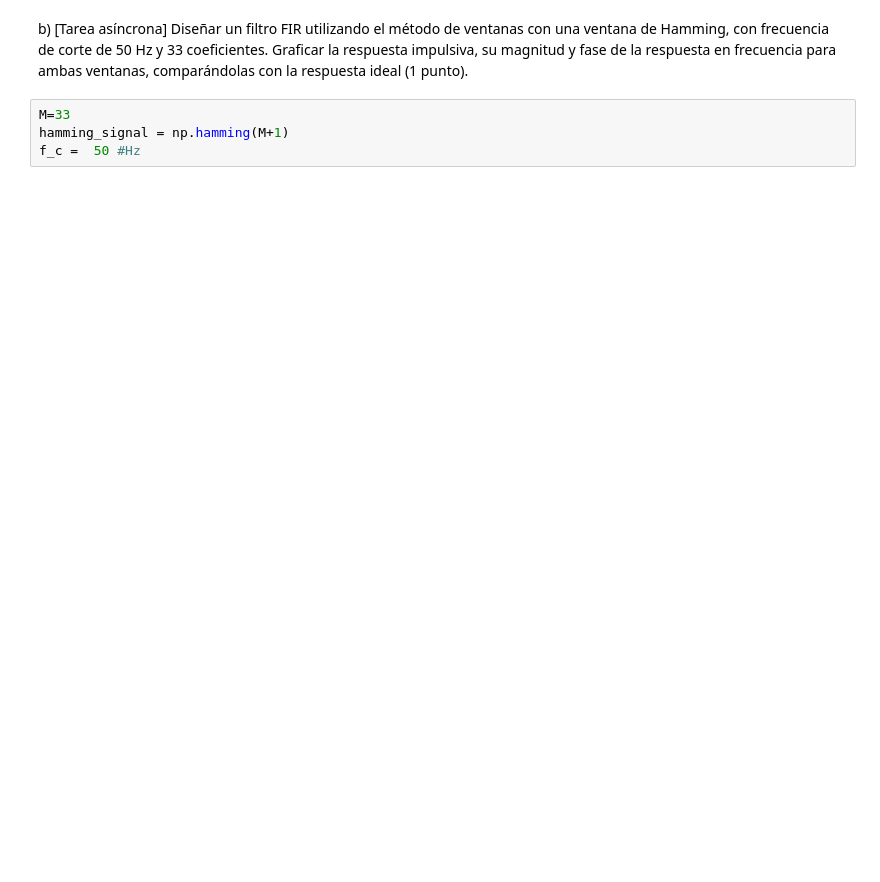
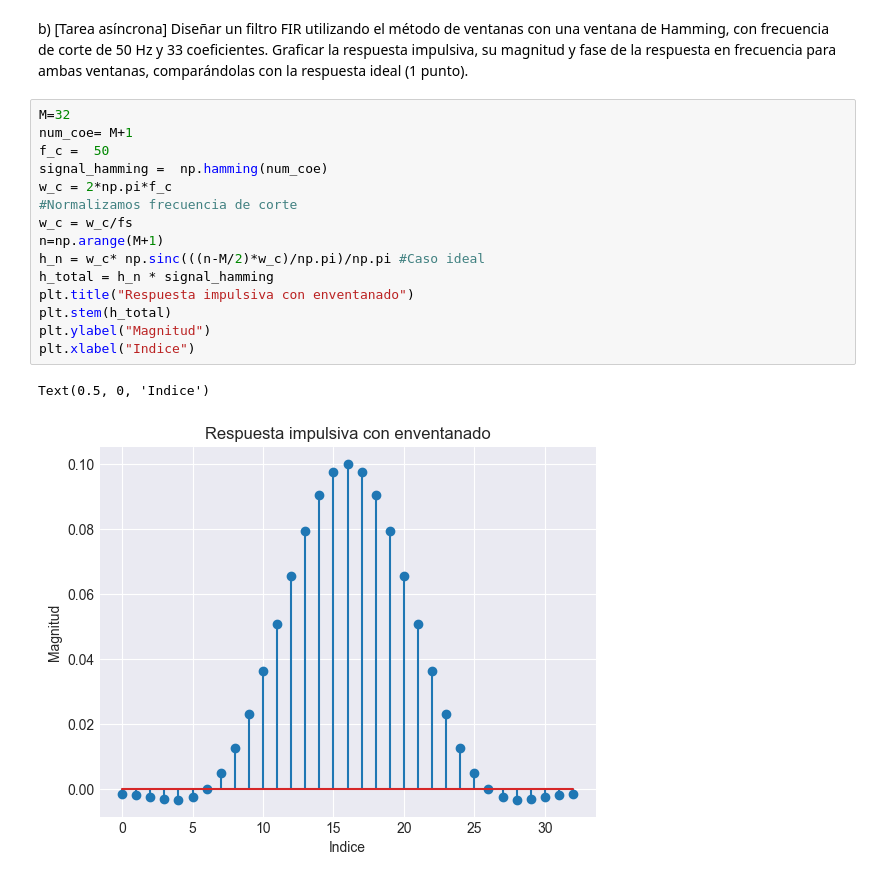
Before and after one commit to ExampleToFollow/PracticasPDS, a Jupyter notebook: Lab4/IP_LAB4_20213704.ipynb, the cells around one changed output. Cells and saved outputs as stored; diff of their text form; blank space fills up the shorter version.

```diff
--- a/Lab4/IP_LAB4_20213704.ipynb
+++ b/Lab4/IP_LAB4_20213704.ipynb
@@ -53,7 +51,21 @@ b) [Tarea asíncrona] Diseñar un filtro FIR utilizando el método de ventanas c
 Hamming, con frecuencia de corte de 50 Hz y 33 coeficientes. Graficar la respuesta impulsiva, su
 magnitud y fase de la respuesta en frecuencia para ambas ventanas, comparándolas con la
 respuesta ideal (1 punto).
-# %%
-M=33
-hamming_signal = np.hamming(M+1)
-f_c =  50 #Hz
+# %%
+M=32
+num_coe= M+1
+f_c =  50
+signal_hamming =  np.hamming(num_coe)
+w_c = 2*np.pi*f_c
+#Normalizamos frecuencia de corte
+w_c = w_c/fs
+n=np.arange(M+1)
+h_n = w_c* np.sinc(((n-M/2)*w_c)/np.pi)/np.pi #Caso ideal
+h_total = h_n * signal_hamming
+plt.title("Respuesta impulsiva con enventanado")
+plt.stem(h_total)
+plt.ylabel("Magnitud")
+plt.xlabel("Indice")
+# %% [output]
+Text(0.5, 0, 'Indice')
+[figure, added]
```
Also changed, not shown: parts of 2 cells of this notebook.
